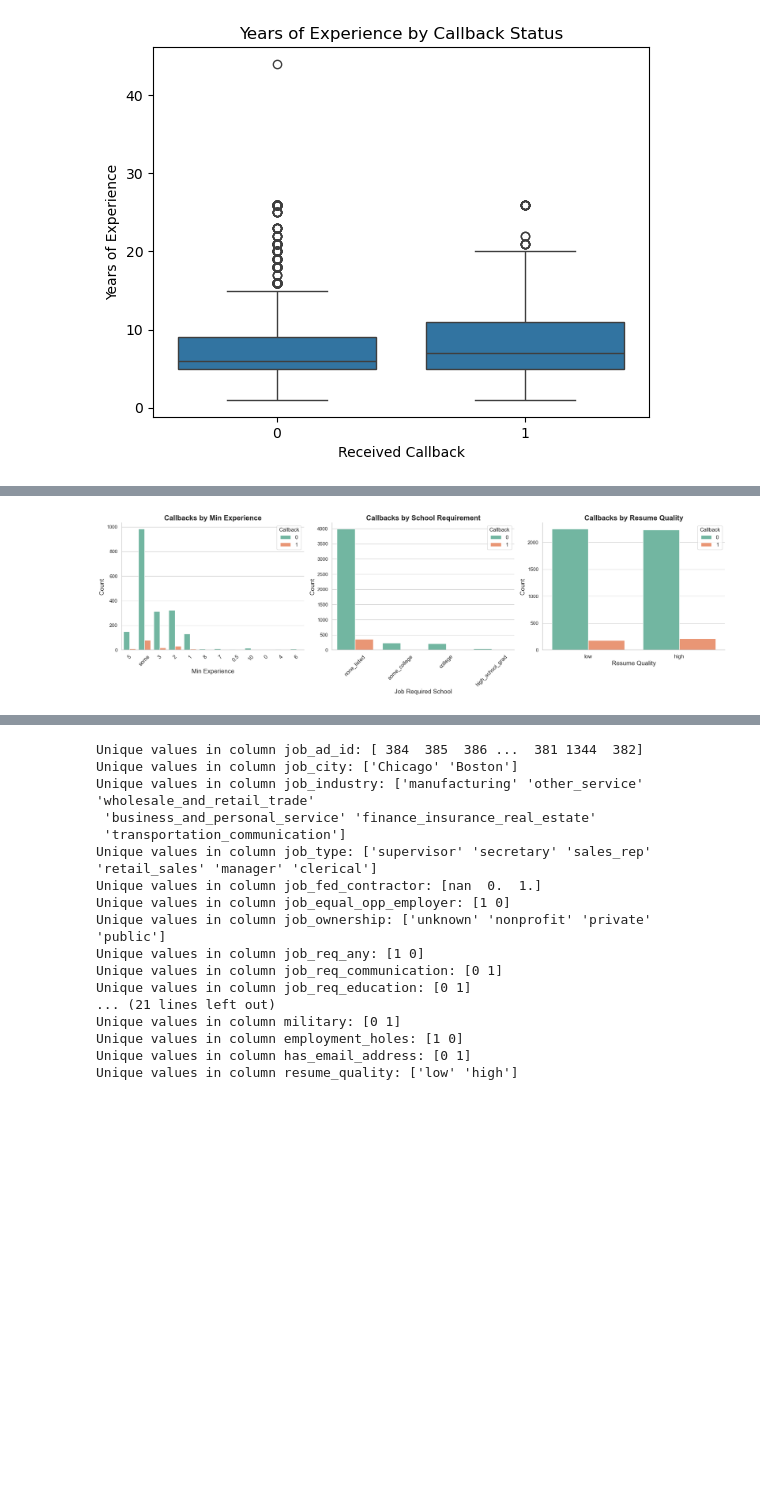
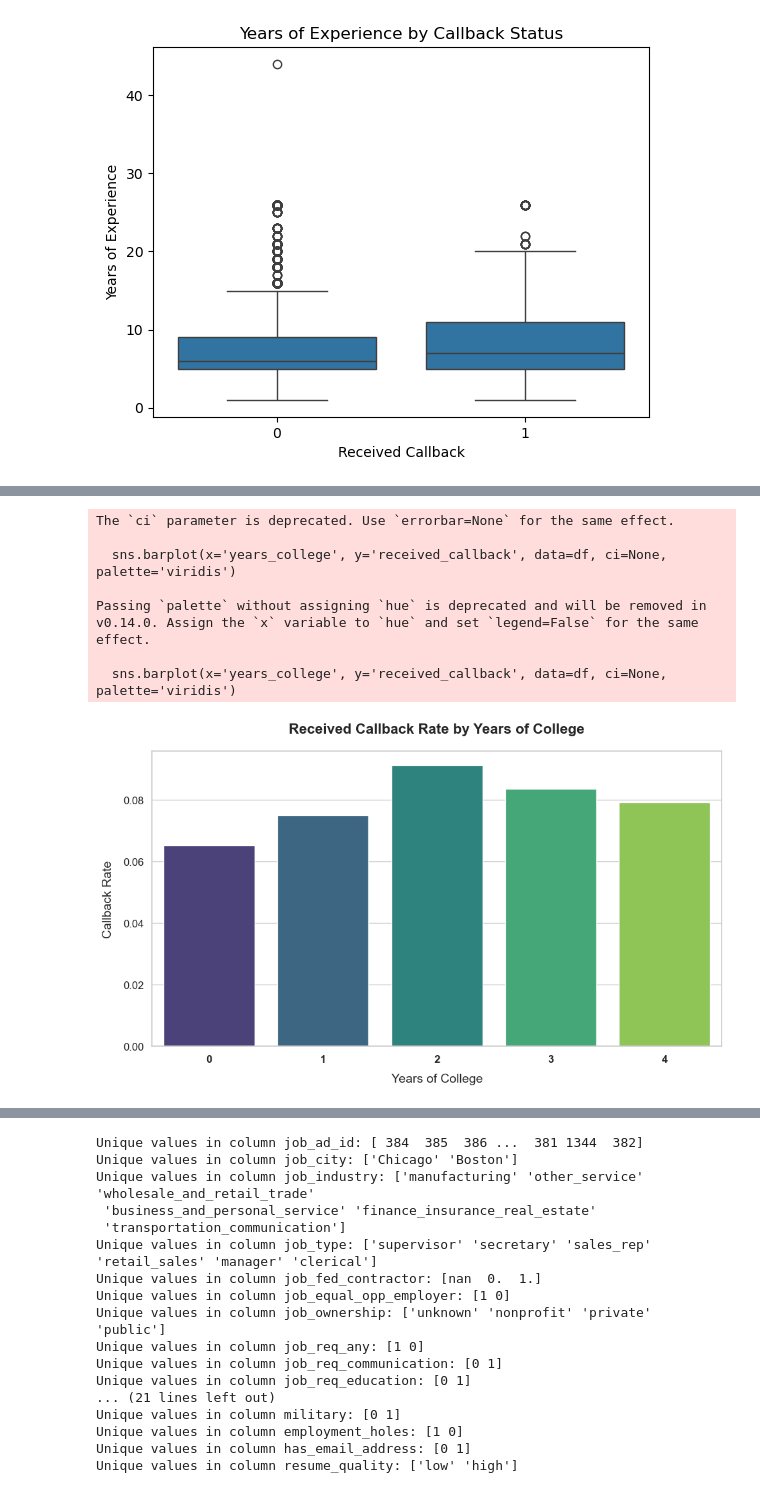
Before and after one commit to anyfruit/Key-Resume-Attributes-Impacting-Job-Callbacks, a Jupyter notebook: DATA1030Project.ipynb, the cells around one changed output, grey strips where cells are left out. Drawn from its saved outputs; the diff is of its cells as text; code cells hidden in the pictures; blank space fills up the shorter version.

```diff
--- a/DATA1030Project.ipynb
+++ b/DATA1030Project.ipynb
@@ -177,43 +176,26 @@ plt.show()
-# %%
-sns.set(style="whitegrid")
-
-# Create a color palette
-palette = sns.color_palette("Set2")
-
-# Set up the figure size
-fig, axes = plt.subplots(1, 3, figsize=(20, 6))
-
-# Plot for job_req_min_experience
-sns.countplot(data=df_visualize, x='job_req_min_experience', hue='received_callback', palette=palette, ax=axes[0])
-axes[0].set_title('Callbacks by Min Experience', fontsize=16, fontweight='bold')
-axes[0].set_xlabel('Min Experience', fontsize=14)
-axes[0].set_ylabel('Count', fontsize=14)
-axes[0].tick_params(axis='x', rotation=45, labelsize=12)
-axes[0].legend(title='Callback', loc='upper right', fontsize=12)
-
-# Plot for job_req_school
-sns.countplot(data=df_visualize, x='job_req_school', hue='received_callback', palette=palette, ax=axes[1])
-axes[1].set_title('Callbacks by School Requirement', fontsize=16, fontweight='bold')
-axes[1].set_xlabel('Job Required School', fontsize=14)
-axes[1].set_ylabel('Count', fontsize=14)
-axes[1].tick_params(axis='x', rotation=45, labelsize=12)
-axes[1].legend(title='Callback', loc='upper right', fontsize=12)
-
-# Plot for resume_quality
-sns.countplot(data=df_visualize, x='resume_quality', hue='received_callback', palette=palette, ax=axes[2])
-axes[2].set_title('Callbacks by Resume Quality', fontsize=16, fontweight='bold')
-axes[2].set_xlabel('Resume Quality', fontsize=14)
-axes[2].set_ylabel('Count', fontsize=14)
-axes[2].tick_params(axis='x', labelsize=12)
-axes[2].legend(title='Callback', loc='upper right', fontsize=12)
-
-# Remove top and right spines for a cleaner look
-sns.despine()
-
-# Adjust layout for better spacing
-plt.tight_layout()
-
-# Show plot
-plt.show()
-# %% [output]
-[figure, removed]
+# %%
+plt.figure(figsize=(10, 6))
+sns.set(style="whitegrid")
+
+# Create the barplot
+sns.barplot(x='years_college', y='received_callback', data=df, ci=None, palette='viridis')
+
+# Customizing the plot
+plt.title('Received Callback Rate by Years of College', fontsize=16, fontweight='bold', pad=20)
+plt.xlabel('Years of College', fontsize=14, labelpad=10)
+plt.ylabel('Callback Rate', fontsize=14, labelpad=10)
+plt.xticks(fontsize=12, weight='bold')
+plt.yticks(fontsize=12)
+
+# Display the plot
+plt.tight_layout()
+plt.show()
+# %% [output]
+The `ci` parameter is deprecated. Use `errorbar=None` for the same effect.
+
+  sns.barplot(x='years_college', y='received_callback', data=df, ci=None, palette='viridis')
+
+Passing `palette` without assigning `hue` is deprecated and will be removed in v0.14.0. Assign the `x` variable to `hue` and set `legend=False` for the same effect.
+
+  sns.barplot(x='years_college', y='received_callback', data=df, ci=None, palette='viridis')
+[figure, added]
```
Also changed, not shown: parts of 4 cells of this notebook, 2 other files.
